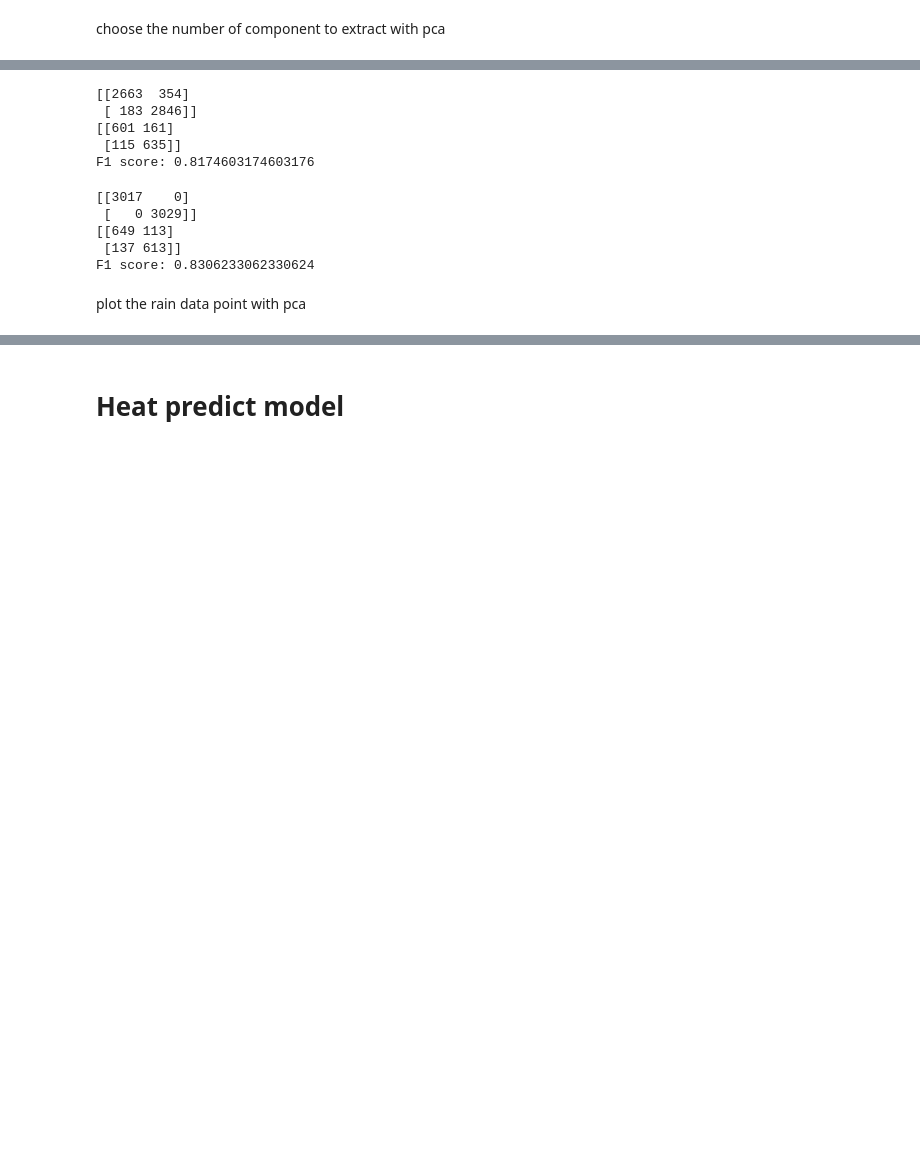
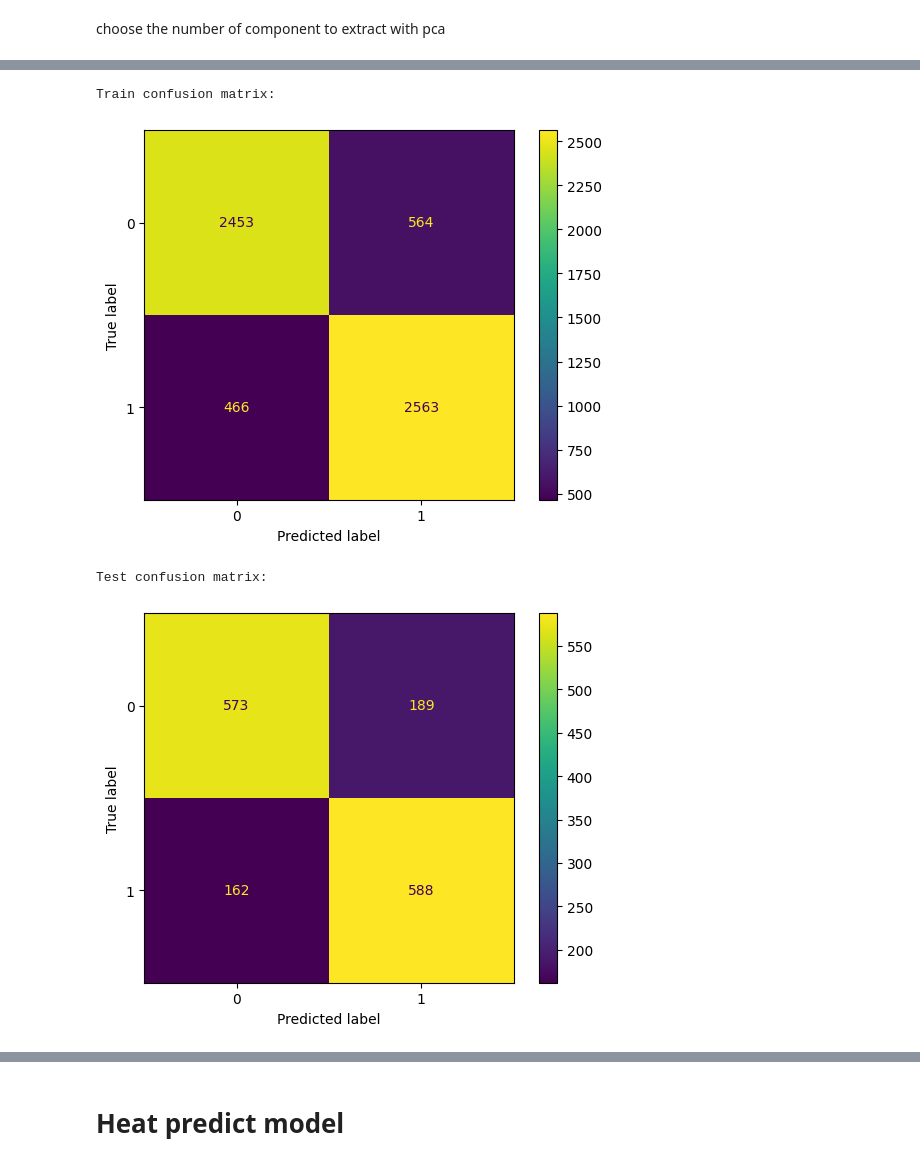
Before and after one commit to Cancogang69/SE355, a Jupyter notebook: model_1.ipynb, the cells around one changed output, grey strips where cells are left out. Cells and saved outputs as stored; diff of their text form; code cells hidden in the pictures; blank space fills up the shorter version.

```diff
--- a/model_1.ipynb
+++ b/model_1.ipynb
@@ -135,0 +166,2 @@ F1 score: 0.743455497382199
+# %%
+X_train_rain_pca, X_test_rain_pca, rain_pca, rain_sc = pca_scaler(X_train_rain, X_test_rain, 500)
@@ -135,0 +173,7 @@ F1 score: 0.743455497382199
+# %%
+def logistic(X_train, Y_train, X_test):
+  logis = LogisticRegression()
+  logis.fit(X_train, Y_train)
+  train_pred = logis.predict(X_train)
+  test_pred = logis.predict(X_test)
+  return train_pred, test_pred, logis
@@ -136 +190,20 @@ F1 score: 0.743455497382199
+# %%
+def cm_display(true_labels, pred_labels, classes):
+  cm = confusion_matrix(true_labels, pred_labels, labels=classes)
+  disp = ConfusionMatrixDisplay(confusion_matrix=cm, display_labels=classes)
+  disp.plot()
+  plt.show()
+
+def train_test_cm_display(train_labels, train_pred, test_labels, test_pred, classes):
+  print("Train confusion matrix:")
+  cm_display(train_labels, train_pred, classes)
+  print("\n\nTest confusion matrix:")
+  cm_display(test_labels, test_pred, classes)
+# %%
+train_test_cm_display(Y_train_rain, rain_train_pred, Y_test_rain, rain_test_pred, rain_classes)
+# %% [output]
+Train confusion matrix:
+[figure, added]
+Test confusion matrix:
+[figure, added]
 # %%
@@ -145,24 +215,0 @@ def svc_with_kernel(kernel, X_train, X_test, Y_train, Y_test):
-# %%
-svc_with_kernel("rbf", X_train_scaled_01, X_test_scaled_01, Y_train, Y_test)
-# %% [output]
-[[2663  354]
- [ 183 2846]]
-[[601 161]
- [115 635]]
-F1 score: 0.8174603174603176
-# %%
-ran_forest = RandomForestClassifier(n_estimators=170, max_depth=22, random_state=random_state)
-ran_forest.fit(X_train_scaled, Y_train)
-rf_train_pred = ran_forest.predict(X_train_scaled)
-print(confusion_matrix(Y_train, rf_train_pred))
-rf_test_pred = ran_forest.predict(X_test_scaled)
-print(confusion_matrix(Y_test, rf_test_pred))
-print("F1 score:", f1_score(Y_test, rf_test_pred))
-# %% [output]
-[[3017    0]
- [   0 3029]]
-[[649 113]
- [137 613]]
-F1 score: 0.8306233062330624
-# %% [markdown]
-plot the rain data point with pca
```
Also changed, not shown: parts of 104 cells of this notebook.
